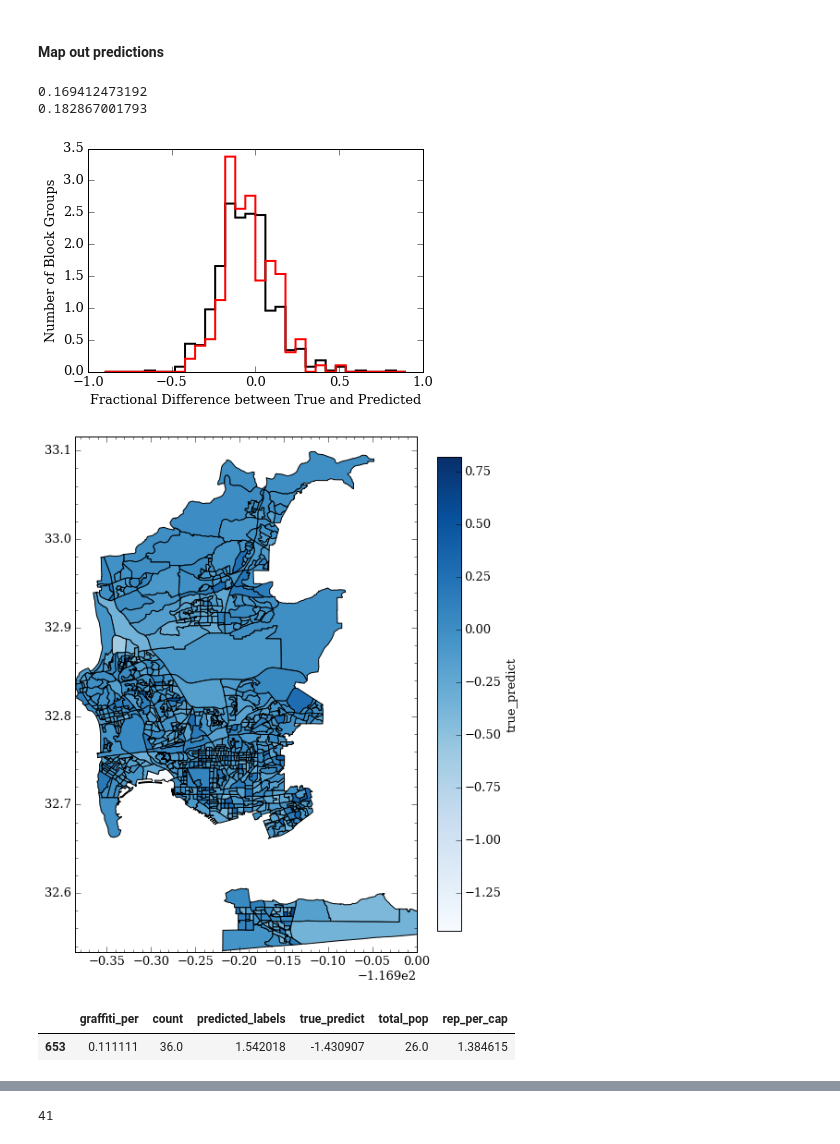
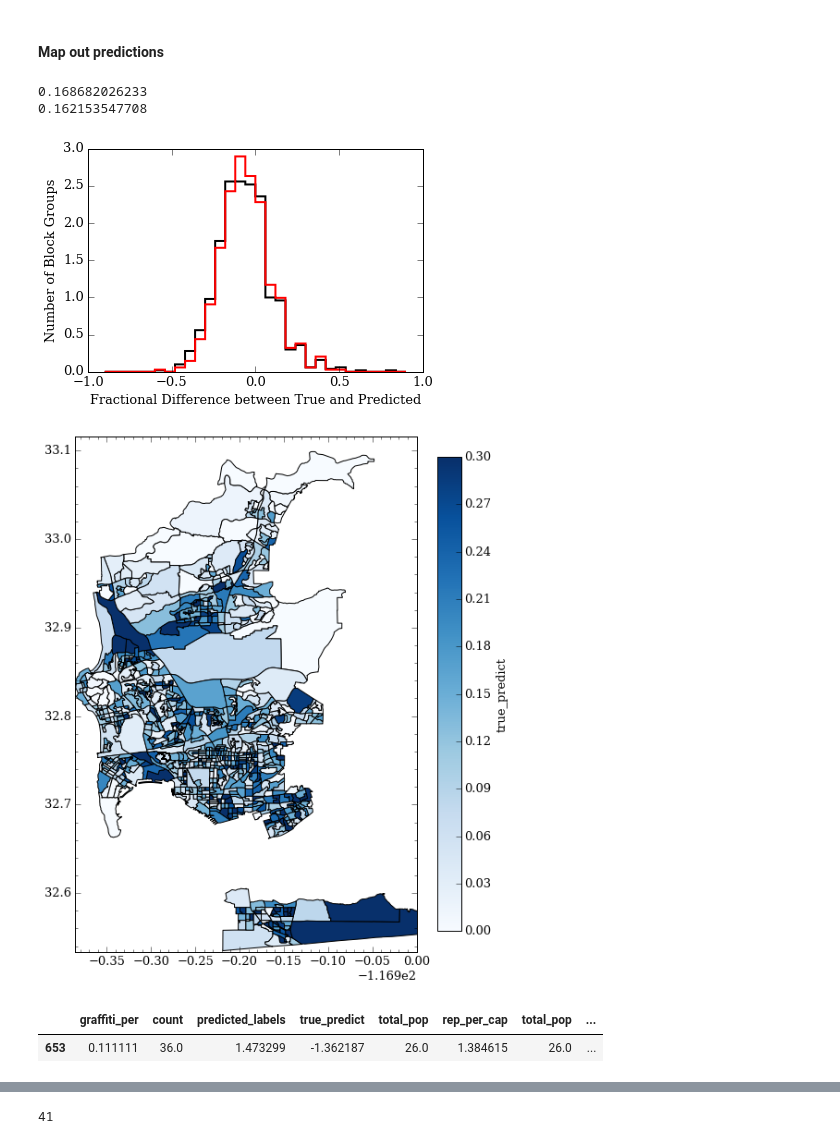
Before and after one commit to katiesch/insight2016, a Jupyter notebook: modeling_work.ipynb, the cells around one changed output, grey strips where cells are left out. Saved outputs shown, nothing was run; the diff lists cells and outputs as text; code cells hidden in the pictures.

Commit message:
discrepancies often when i have no existing graffiti reports

```diff
--- a/modeling_work.ipynb
+++ b/modeling_work.ipynb
@@ -416,7 +416,7 @@ array(['Unnamed: 0', 'tract', 'blockgroup', 'count', 'graffiti_count',
        'limited_english_households_spanish_per', 'cv_count', 'crime_count',
        'crime_per_cap', 'predicted_labels', 'true_predict'], dtype=object)
 # %%
-fml = 'graffiti_per ~ white_per + median_house_income + cent_lon + cent_lat + baa_per + median_home_value + ownerocc_per + publica_per + median_age + median_contract_rent + rep_per_cap + limited_english_households_per'
+fml = 'graffiti_per ~ white_per + median_house_income + cent_lon + cent_lat + baa_per + median_home_value + ownerocc_per + publica_per + median_age + median_contract_rent + rep_per_cap + limited_english_households_per + total_pop + sl_density'
 #fml = 'graffiti_per ~ latin_per + median_house_income'
 # %%
 model = smf.ols(fml, training_set).fit()
@@ -572,7 +572,7 @@ test.set_xlim(-0.5,0.89)
 # %%
 census_trimmed['true_predict'] = census_trimmed['graffiti_per'] - census_trimmed['predicted_labels']
 # %%
-report_limit2 = 30
+report_limit2 = 10
 
 plt.hist(census_trimmed['true_predict'], bins=30, histtype='step',
          lw=2, range=[-0.9,0.9], color='k', normed=True)
@@ -589,9 +589,9 @@ print np.std(census_trimmed.loc[np.where((abs(census_trimmed['true_predict'])<10
                                          & (census_trimmed['count']>=report_limit2))[0],
                             'true_predict'])
 # %% [output]
-0.169412473192
-0.182867001793
+0.168682026233
+0.162153547708
-[figure, old version]
+[figure, new version]
 # %%
 column_choice = 'true_predict'
 #column_choice = 'Estimate; Total'
@@ -606,41 +606,42 @@ for i in range(0,len(bg_info2)):
     patches.append(poly)
     #plt.gca().add_patch(poly)
 
-colors = census_trimmed[column_choice]
+colors = abs(census_trimmed[column_choice])
 
 p = PatchCollection(patches, cmap='Blues', alpha=1.0)
 p.set_array(np.array(colors))
 #p.set_clim([min(colors),0.40])
-p.set_clim([min(colors),max(colors)])
+p.set_clim([0,0.3])
 
 ax.add_collection(p)
 
 patches1 = []
 for i in range(0,len(bg_info2)):
     #col_values.append(census_trimmed.loc[i, column_choice])
     barf = pd.DataFrame(shapes2[i].points)
     #if (census_trimmed.loc[i, 'rep_per_cap']>0.018):
     #    poly = plt.Polygon(barf[[0,1]], fc='none', ec='r', alpha=0.7, lw=0.9)
 
     patches1.append(poly)
     plt.gca().add_patch(poly)
 
 
 plt.axis('scaled')
 plt.minorticks_on()
 
 plt.colorbar(p, fraction=0.046, pad=0.04, shrink=1.0, label=column_choice)
 
 plt.ylim(32.533541,33.116178)
 plt.xlim(-117.285629,-116.9)
 
 plt.show()
 #mpld3.display()
 # %% [output]
-[figure, old version]
+[figure, new version]
 # %%
 extremes = census_trimmed.loc[np.where(census_trimmed['true_predict']<-1)[0]]
-extremes[['graffiti_per', 'count', 'predicted_labels', 'true_predict', 'total_pop', 'rep_per_cap']]
+extremes[['graffiti_per', 'count', 'predicted_labels', 'true_predict', 'total_pop', 'rep_per_cap',
+         'total_pop', 'graffiti_count']]
 # %% [output]
-|  | graffiti_per | count | predicted_labels | true_predict | total_pop | rep_per_cap |
-| 653 | 0.111111 | 36.0 | 1.542018 | -1.430907 | 26.0 | 1.384615 |
+|  | graffiti_per | count | predicted_labels | true_predict | total_pop | rep_per_cap | total_pop | ... |
+| 653 | 0.111111 | 36.0 | 1.473299 | -1.362187 | 26.0 | 1.384615 | 26.0 | ... |
```
Also changed, not shown: parts of 7 cells of this notebook.
